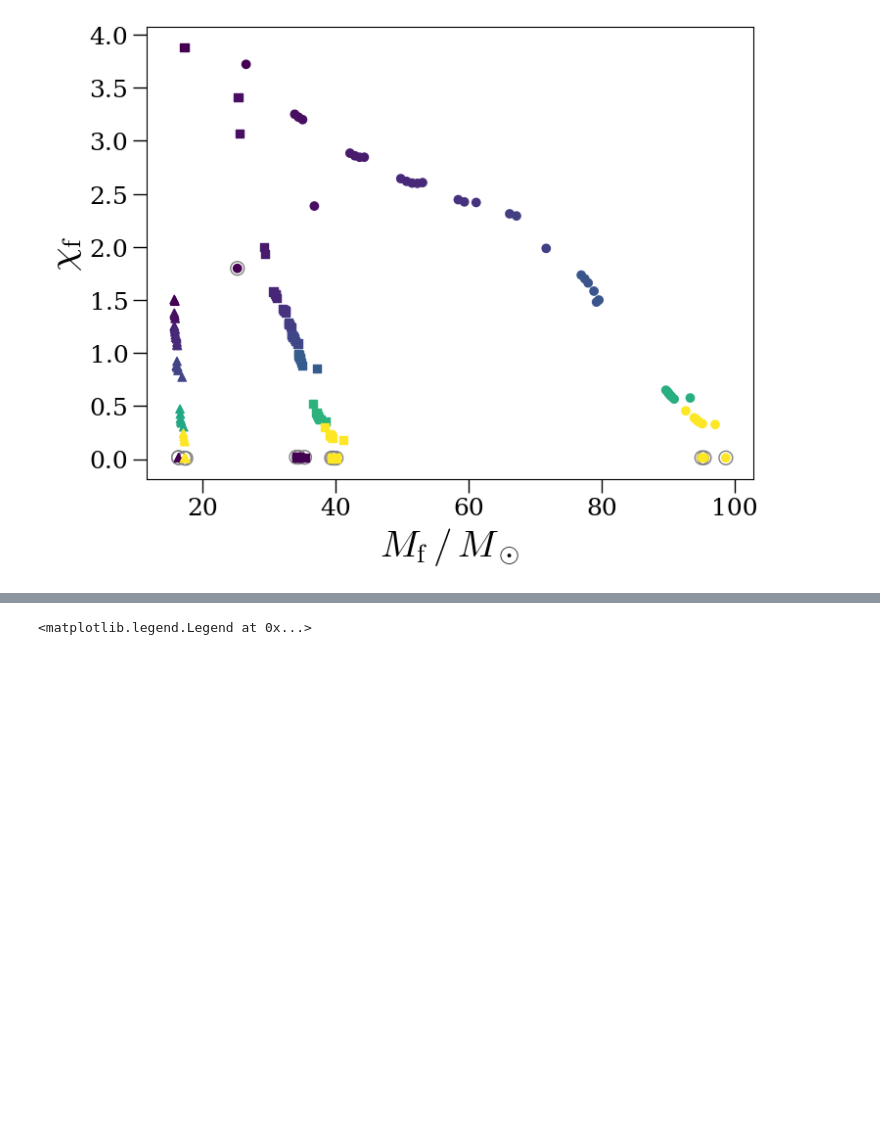
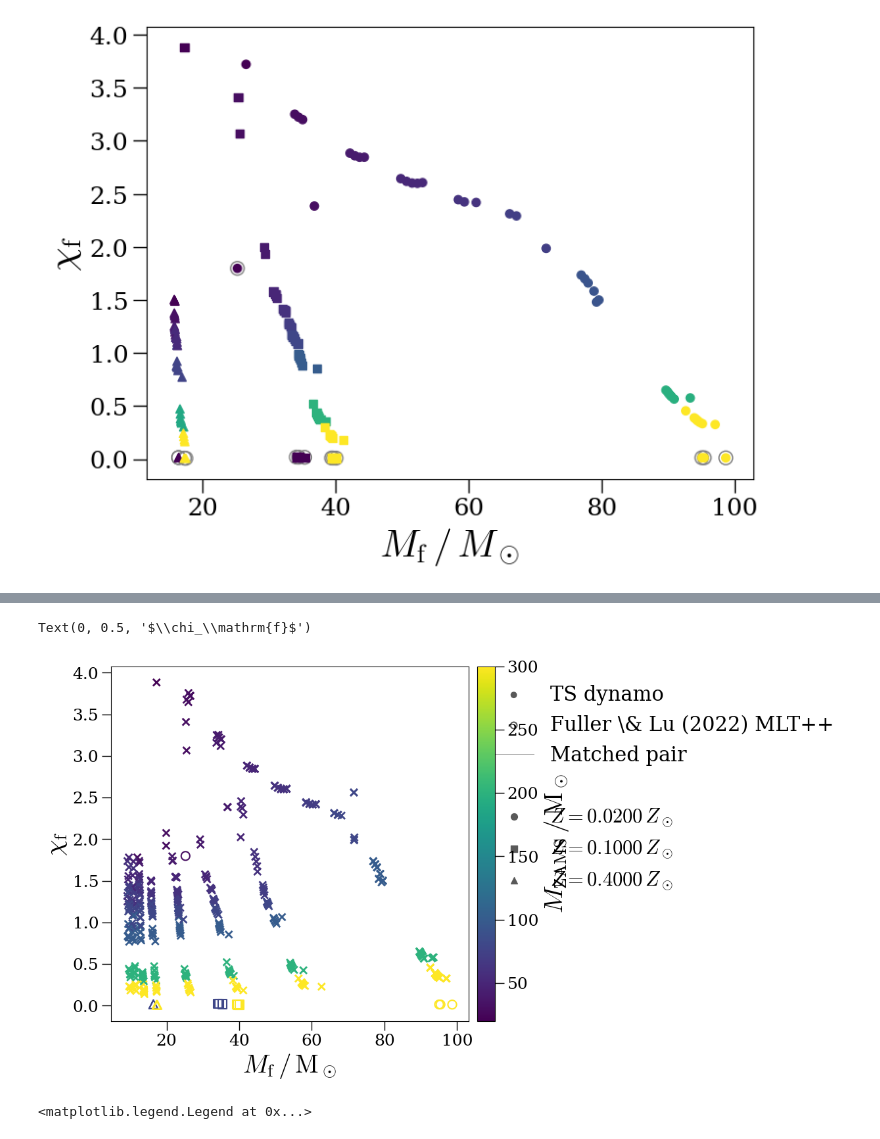
Before and after one commit to LucasMDeSa/35peak_che, a Jupyter notebook: development_notebooks/73_AM_Transport_Variations copy.ipynb, the cells around one changed output, grey strips where cells are left out. Cells and saved outputs as stored; diff of their text form; code cells hidden in the pictures; blank space fills up the shorter version.

```diff
--- a/development_notebooks/73_AM_Transport_Variations copy.ipynb
+++ b/development_notebooks/73_AM_Transport_Variations copy.ipynb
@@ -833,3 +851,63 @@ Text(0, 0.5, '$\\chi_\\mathrm{f}$')
+# %%
+fig, ax = plt.subplots(figsize=(10, 7))
+fig.subplots_adjust(right=0.78)
+
+z_keys_71 = sorted(core_props_df_71.z_key.unique())
+
+m_all = pd.concat([core_props_df_71.m_zams, core_props_df_0.m_zams])
+norm = Normalize(vmin=m_all.min(), vmax=m_all.max())
+markers_71 = {zk: m for zk, m in zip(z_keys_71, ['o', 's', '^'])}
+
+# Connecting lines where z_key, m_zams, p_spin_zams match
+for z_key in z_keys_71:
+    sub71 = core_props_df_71[core_props_df_71.z_key == z_key]
+    sub0  = core_props_df_0[core_props_df_0.z_key == z_key]
+    merged = sub71.merge(sub0, on=['z_key', 'm_zams', 'p_spin_zams'], suffixes=('_71', '_0'))
+    for _, row in merged.iterrows():
+        ax.plot([row.m_f_71, row.m_f_0], [row.x_f_71, row.x_f_0],
+                '-', color='gray', lw=0.5, alpha=0.5, zorder=0)
+
+# TS dynamo (df_0): filled markers, all data
+z_keys_0 = sorted(core_props_df_0.z_key.unique())
+for z_key in z_keys_0:
+    subdf = core_props_df_0[core_props_df_0.z_key == z_key]
+    marker = markers_71.get(z_key, 'x')
+    ax.scatter(subdf.m_f, subdf.x_f, c=subdf.m_zams, cmap='viridis', norm=norm,
+               marker=marker, s=60, zorder=2, edgecolors='none')
+
+# Fuller & Lu MLT++ (df_71): open markers, all data
+for z_key in z_keys_71:
+    subdf = core_props_df_71[core_props_df_71.z_key == z_key]
+    colors = cm.viridis(norm(subdf.m_zams))
+    ax.scatter(subdf.m_f, subdf.x_f, facecolors='none', edgecolors=colors,
+               marker=markers_71[z_key], s=90, zorder=3, lw=1.5)
+
+# Colorbar
+sm = cm.ScalarMappable(norm=norm, cmap='viridis')
+sm.set_array([])
+cb = fig.colorbar(sm, ax=ax, pad=0.02)
+cb.set_label('$M_\\mathrm{ZAMS}\\,/\\,\\mathrm{M}_\\odot$')
+
+# Legend
+gray = '0.35'
+legend_elements = [
+    ax.scatter([], [], marker='o', c=gray, edgecolors='none', s=50,
+               label='TS dynamo'),
+    ax.scatter([], [], marker='o', facecolors='none', edgecolors=gray, s=50, lw=1.5,
+               label='Fuller \\& Lu (2022) MLT++'),
+    Line2D([0], [0], color='gray', lw=0.7, alpha=0.7, label='Matched pair'),
+    Line2D([0], [0], ls='none', label=''),
+]
+for z_key, marker in zip(z_keys_71, ['o', 's', '^']):
+    legend_elements.append(
+        ax.scatter([], [], marker=marker, c=gray, s=50, label=f'$Z={z_key}\\,Z_\\odot$'))
+ax.legend(handles=legend_elements, frameon=False, loc='upper left', bbox_to_anchor=(1.02, 1))
+
+ax.set_xlabel('$M_\\mathrm{f}\\,/\\,\\mathrm{M}_\\odot$')
+ax.set_ylabel('$\\chi_\\mathrm{f}$')
+# %% [output]
+Text(0, 0.5, '$\\chi_\\mathrm{f}$')
+[figure, added]
 # %%
 fig, ax = plt.subplots(figsize=(8, 6))
 
```
Also changed, not shown: parts of 5 cells of this notebook.
